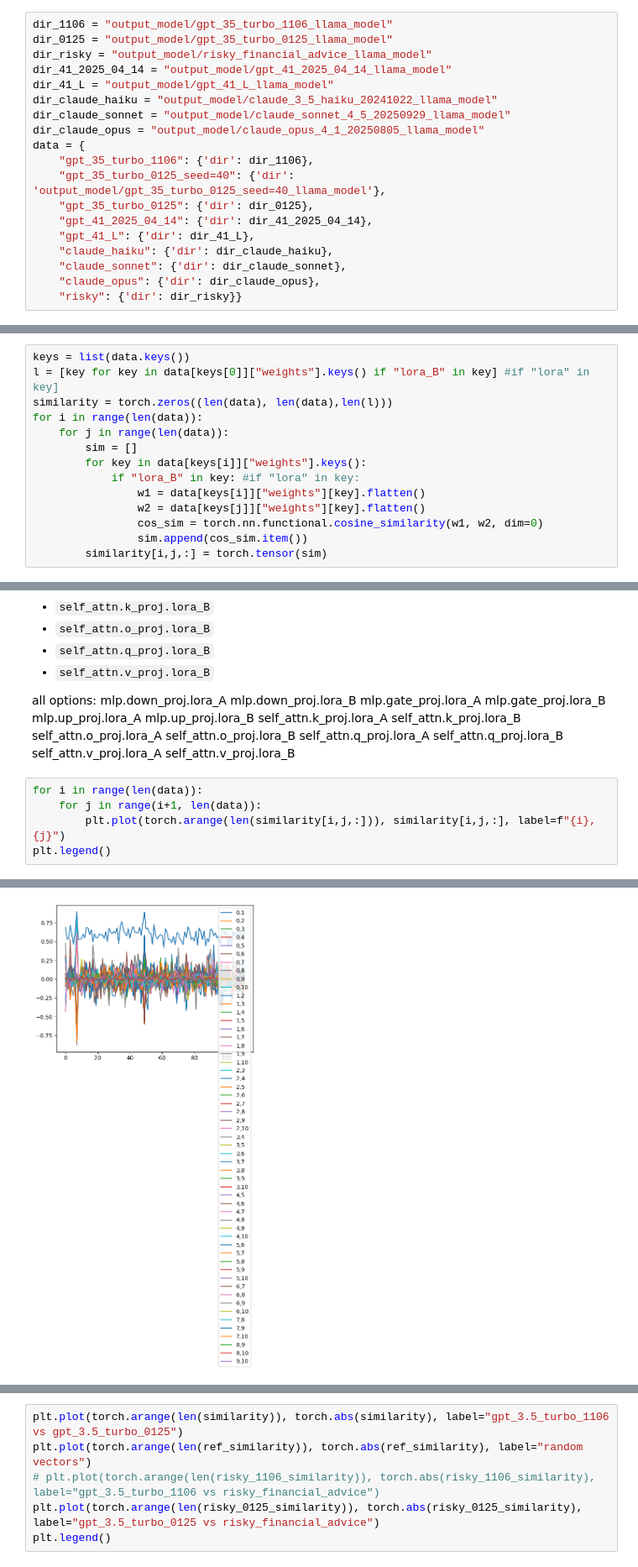
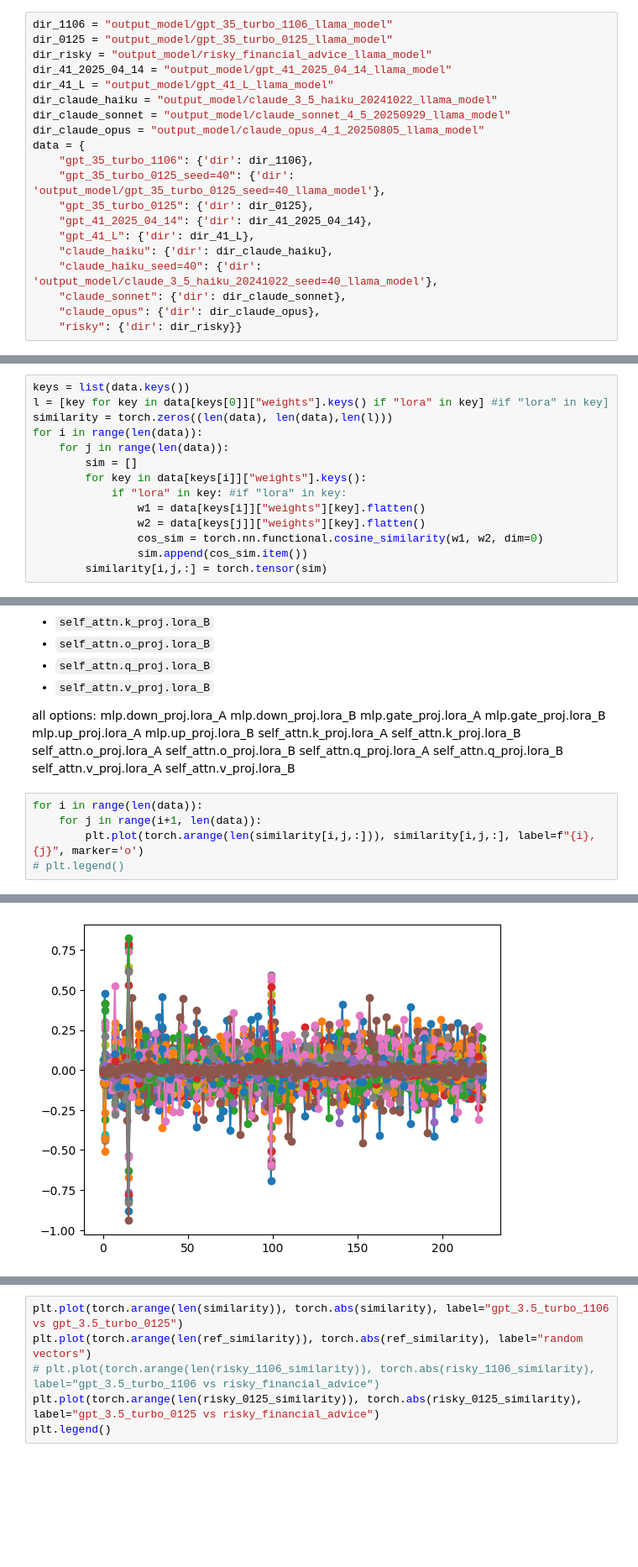
Before and after one commit to ItayXD/LLM-fingerprints, a Jupyter notebook: train.ipynb, the cells around one changed output, grey strips where cells are left out. Shown: that part at 84% size. Cells and saved outputs as stored; diff of their text form; blank space fills up the shorter version.

```diff
--- a/train.ipynb
+++ b/train.ipynb
@@ -317,6 +249,7 @@ data = {
     "gpt_41_2025_04_14": {'dir': dir_41_2025_04_14},
     "gpt_41_L": {'dir': dir_41_L},
     "claude_haiku": {'dir': dir_claude_haiku},
+    "claude_haiku_seed=40": {'dir': 'output_model/claude_3_5_haiku_20241022_seed=40_llama_model'},
     "claude_sonnet": {'dir': dir_claude_sonnet},
     "claude_opus": {'dir': dir_claude_opus},
     "risky": {'dir': dir_risky}}
@@ -337,12 +274,12 @@ for key in data[list(data.keys())[0]]["weights"].keys():
 # %%
 keys = list(data.keys())
-l = [key for key in data[keys[0]]["weights"].keys() if "lora_B" in key] #if "lora" in key]
+l = [key for key in data[keys[0]]["weights"].keys() if "lora" in key] #if "lora" in key]
 similarity = torch.zeros((len(data), len(data),len(l)))
 for i in range(len(data)):
     for j in range(len(data)):
         sim = []
         for key in data[keys[i]]["weights"].keys():
-            if "lora_B" in key: #if "lora" in key:
+            if "lora" in key: #if "lora" in key:
                 w1 = data[keys[i]]["weights"][key].flatten()
                 w2 = data[keys[j]]["weights"][key].flatten()
                 cos_sim = torch.nn.functional.cosine_similarity(w1, w2, dim=0)
@@ -378,6 +315,6 @@ all options:
 # %%
 for i in range(len(data)):
     for j in range(i+1, len(data)):
-        plt.plot(torch.arange(len(similarity[i,j,:])), similarity[i,j,:], label=f"{i},{j}")
-plt.legend()
+        plt.plot(torch.arange(len(similarity[i,j,:])), similarity[i,j,:], label=f"{i},{j}", marker='o')
+# plt.legend()
 # %% [output]
@@ -385,4 +321,4 @@ plt.legend()
-[figure, old version]
+[figure, new version]
 # %%
 std_sim = torch.zeros((len(data), len(data)))
 for i in range(len(data)):
```
Also changed, not shown: parts of 25 cells of this notebook.
